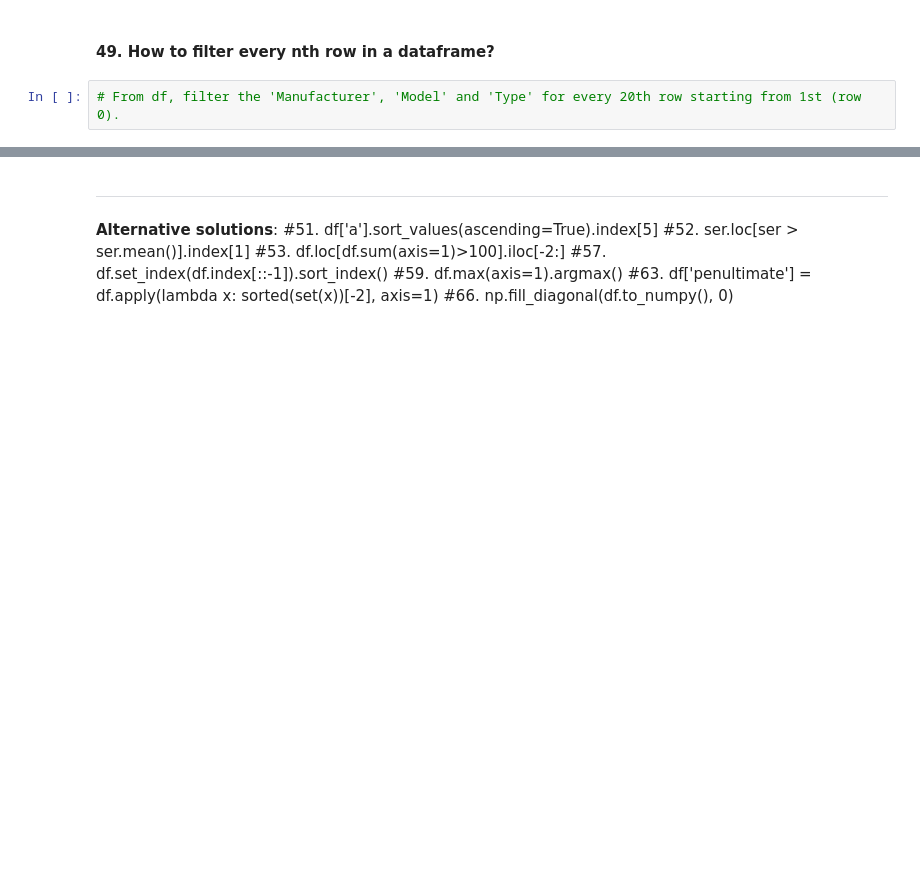
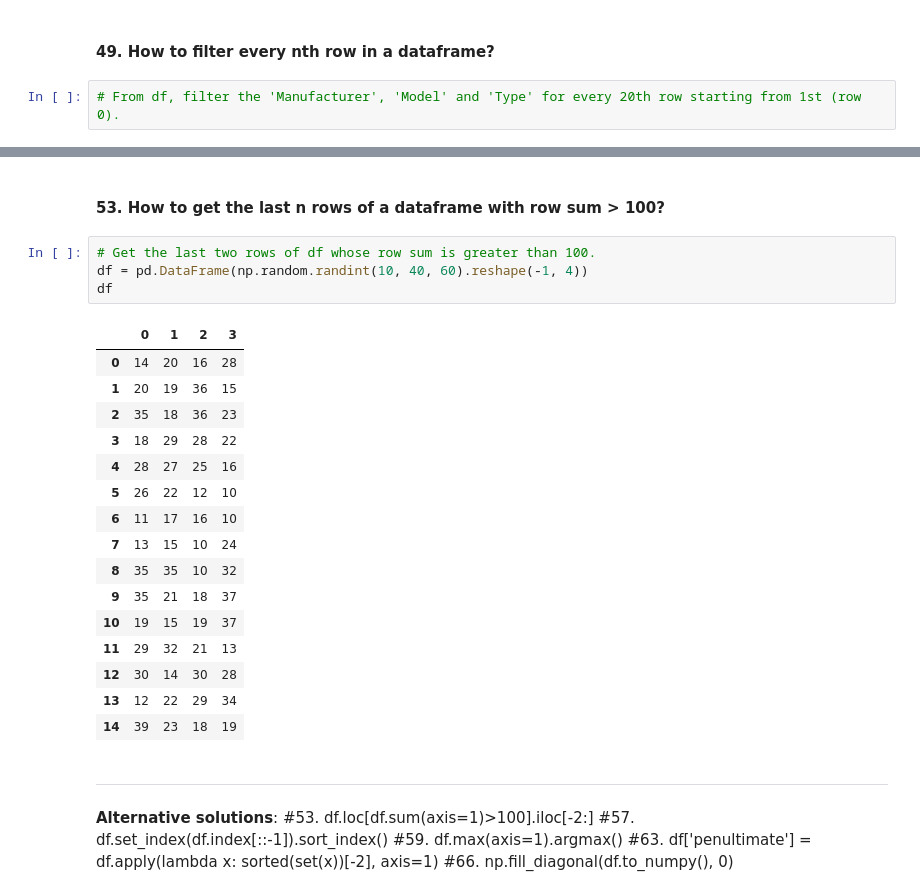
Before and after one commit to KarimaCha/Exercises_Python_NumPy_Pandas, a Jupyter notebook: 03_Pandas_Exercises_KC.ipynb, the cells around one changed output, grey strips where cells are left out. Drawn from its saved outputs; the diff is of its cells as text; blank space fills up the shorter version.

```diff
--- a/03_Pandas_Exercises_KC.ipynb
+++ b/03_Pandas_Exercises_KC.ipynb
@@ -2213,8 +2315,29 @@ df.loc[np.arange(0,len(df),20), ['Manufacturer', 'Model', 'Type']]
+# %% [markdown]
+#### 53. How to get the last n rows of a dataframe with row sum > 100?
+# %%
+# Get the last two rows of df whose row sum is greater than 100.
+df = pd.DataFrame(np.random.randint(10, 40, 60).reshape(-1, 4))
+df
+# %% [output]
+|  | 0 | 1 | 2 | 3 |
+| 0 | 14 | 20 | 16 | 28 |
+| 1 | 20 | 19 | 36 | 15 |
+| 2 | 35 | 18 | 36 | 23 |
+| 3 | 18 | 29 | 28 | 22 |
+| 4 | 28 | 27 | 25 | 16 |
+| 5 | 26 | 22 | 12 | 10 |
+| 6 | 11 | 17 | 16 | 10 |
+| 7 | 13 | 15 | 10 | 24 |
+| 8 | 35 | 35 | 10 | 32 |
+| 9 | 35 | 21 | 18 | 37 |
+| 10 | 19 | 15 | 19 | 37 |
+| 11 | 29 | 32 | 21 | 13 |
+| 12 | 30 | 14 | 30 | 28 |
+| 13 | 12 | 22 | 29 | 34 |
+| 14 | 39 | 23 | 18 | 19 |
 # %% [markdown]
 ---
 **Alternative solutions**:
-#51. df['a'].sort_values(ascending=True).index[5]
-#52. ser.loc[ser > ser.mean()].index[1]
 #53. df.loc[df.sum(axis=1)>100].iloc[-2:]
 #57. df.set_index(df.index[::-1]).sort_index()
 #59. df.max(axis=1).argmax()
```
Also changed, not shown: parts of 19 cells of this notebook.
